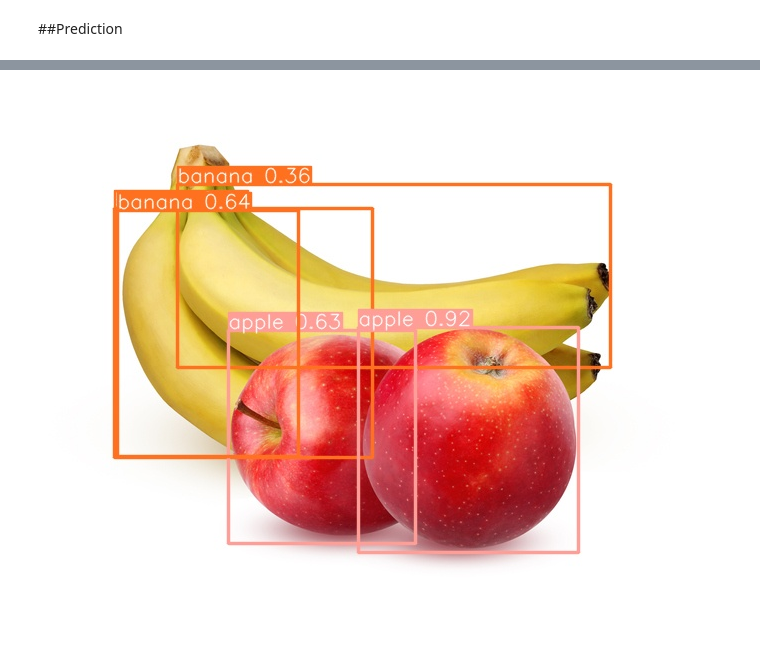
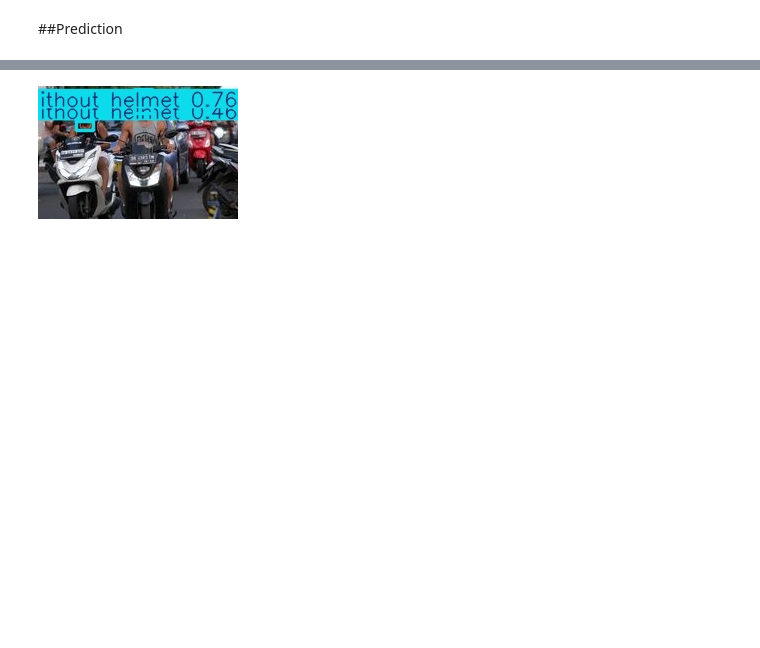
Before and after one commit to MichaelTj02/ComputerVision_Group17, a Jupyter notebook: ComputerVisionProject.ipynb, the cells around one changed output, grey strips where cells are left out. Drawn from its saved outputs; the diff is of its cells as text; code cells hidden in the pictures; blank space fills up the shorter version.

Commit message:
first prediction

```diff
--- a/ComputerVisionProject.ipynb
+++ b/ComputerVisionProject.ipynb
@@ -289,8 +292,8 @@ SyntaxError: unterminated string literal (detected at line 1) (<ipython-input-20
 # %%
 # SHOW THE IMAGE STORED
 %matplotlib inline
 from PIL import Image
 
-Image.open('/content/runs/detect/predict/freshpoint-produce-101-apples-bananas.jpg')
+Image.open('/content/runs/detect/predict2/marak-ugal-ugalan-bule-di-bali-bakal-dilarang-sewa-motor-1.jpg')
 # %% [output]
-[figure, old version]
+[figure, new version]
```
Also changed, not shown: parts of 5 cells of this notebook.
